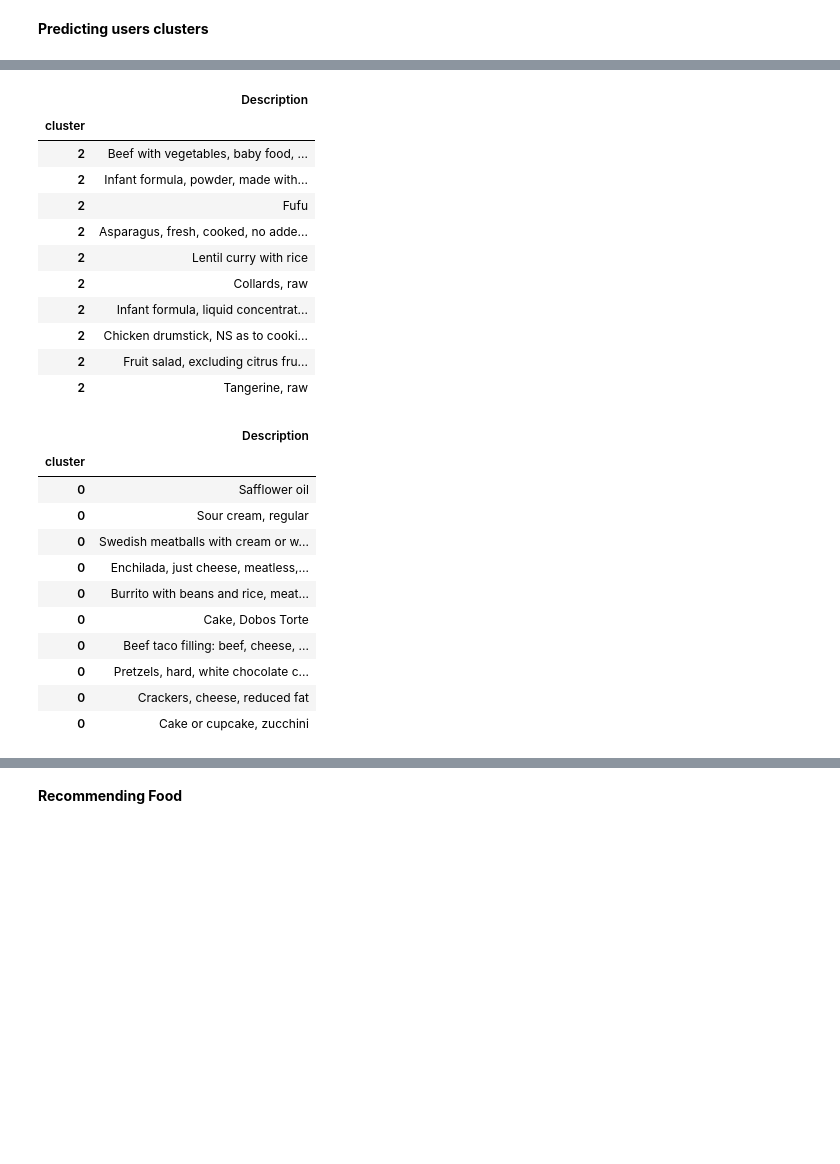
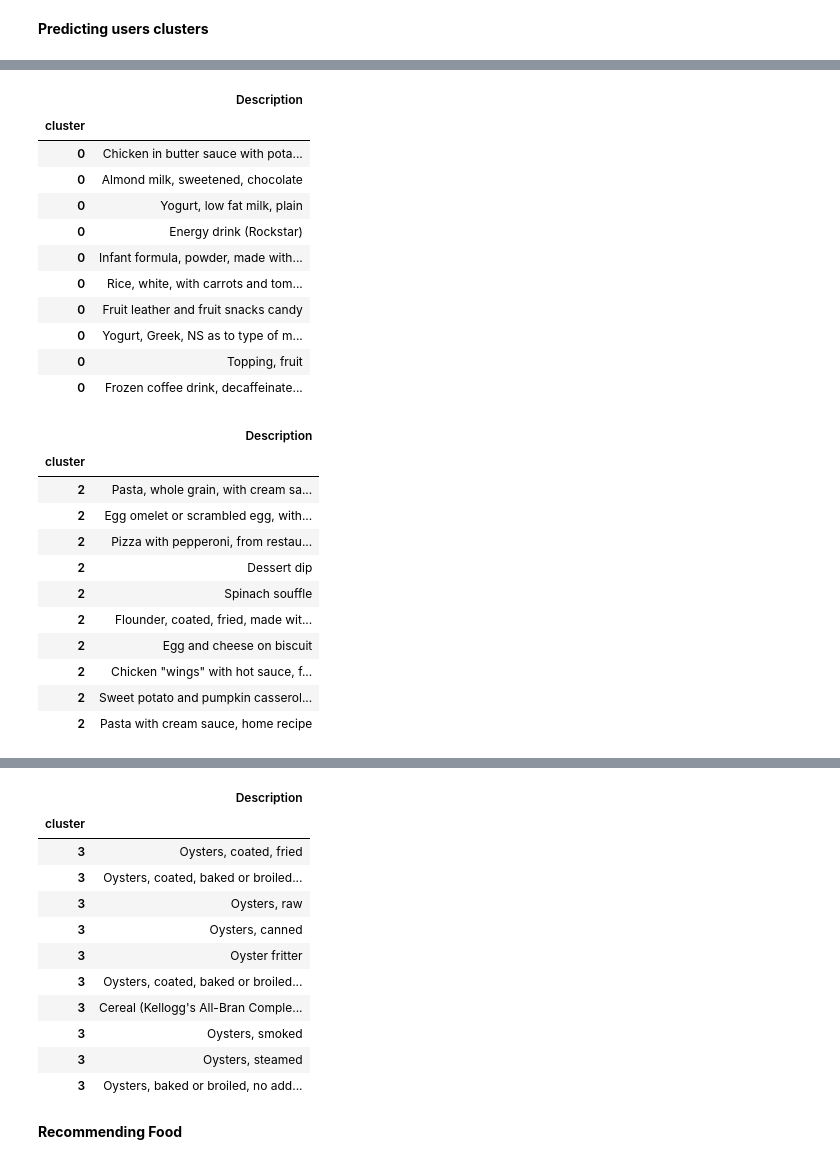
Before and after one commit to darkginka/Disease-Based-Diet-Recommanded-System, a Jupyter notebook: DRS.ipynb, the cells around one changed output, grey strips where cells are left out. Cells and saved outputs as stored; diff of their text form; code cells hidden in the pictures; blank space fills up the shorter version.

```diff
--- a/DRS.ipynb
+++ b/DRS.ipynb
@@ -71,17 +66,14 @@ if(disease_name==False):
 else:
   disease_id = get_disease_id(disease_name)
   i= disease_id-101
-  print(disease_nutrition.iloc[i])
+  fd= disease_nutrition.iloc[i]
+  pre_list = [fd["Precaution_1"],fd["Precaution_2"],fd["Precaution_3"],fd["Precaution_4"]]
+  print("Precauctions: ",pre_list)
   disease_ie = get_disease_ie(disease_name)
-  # print(disease_ie)
-#Convert disease-nutritions column value into list
   dis_list = list(disease_ie.split(" "))
-#Convert food column into list
-  col_list = food_nutrition.columns.values.tolist()
- # print(dis_list)
   for ele in dis_list:
     if(ele==""):
       dis_list.remove(ele)
-  print(dis_list)
+  print("Ineficient Nnutritions: ",dis_list)
 # %% [output]
 Enter Disease Name: acne
@@ -142,6 +122,7 @@ from sklearn.metrics import silhouette_score
 n_clusters = range(2,21)
 ssd = []
 sc = []
+dict={}
 for n in n_clusters:
     km = KMeans(n_clusters=n, max_iter=300, n_init=10, init='k-means++', random_state=42)
     km.fit(food_scaled)
@@ -150,5 +131,7 @@ for n in n_clusters:
     ssd.append(km.inertia_)
     score = silhouette_score(food_scaled, preds, metric='euclidean')
     sc.append(score)
+#calculate the goodness of a clustering
     print("Number of Clusters = {}, Silhouette Score = {}".format(n, score))
+    dict[n] = score
 # %% [output]
@@ -182,6 +171,7 @@ plt.show()
 # %%
-k=6
-model = KMeans(n_clusters=k, random_state=42).fit(food_scaled)
+model = KMeans(n_clusters=7, random_state=42).fit(food_scaled)
 pred = model.predict(food_scaled)
+# print(pred)
+# print(model.labels_)
 print('10 first clusters: ', model.labels_[:10])
 # %% [output]
@@ -352,31 +281,31 @@ plt.show()
 # %%
-df_user_food_joined = pd.concat([food_nutrition,user_cluster], axis=1).set_index('cluster')
-for cluster in user_cluster['cluster'].unique():
+df_user_food_joined = pd.concat([food_nutrition,df_food_scaled], axis=1).set_index('cluster')
+for cluster in df_food_scaled['cluster'].unique():
     display(df_user_food_joined.loc[cluster, ['Description']].sample(frac=1).head(10))
 # %% [output]
 |  | Description |
 | cluster |  |
-| 2 | Beef with vegetables, baby food, ... |
-| 2 | Infant formula, powder, made with... |
-| 2 | Fufu |
-| 2 | Asparagus, fresh, cooked, no adde... |
-| 2 | Lentil curry with rice |
-| 2 | Collards, raw |
-| 2 | Infant formula, liquid concentrat... |
-| 2 | Chicken drumstick, NS as to cooki... |
-| 2 | Fruit salad, excluding citrus fru... |
-| 2 | Tangerine, raw |
+| 0 | Chicken in butter sauce with pota... |
+| 0 | Almond milk, sweetened, chocolate |
+| 0 | Yogurt, low fat milk, plain |
+| 0 | Energy drink (Rockstar) |
+| 0 | Infant formula, powder, made with... |
+| 0 | Rice, white, with carrots and tom... |
+| 0 | Fruit leather and fruit snacks candy |
+| 0 | Yogurt, Greek, NS as to type of m... |
+| 0 | Topping, fruit |
+| 0 | Frozen coffee drink, decaffeinate... |
 |  | Description |
 | cluster |  |
-| 0 | Safflower oil |
-| 0 | Sour cream, regular |
-| 0 | Swedish meatballs with cream or w... |
-| 0 | Enchilada, just cheese, meatless,... |
-| 0 | Burrito with beans and rice, meat... |
-| 0 | Cake, Dobos Torte |
-| 0 | Beef taco filling: beef, cheese, ... |
-| 0 | Pretzels, hard, white chocolate c... |
-| 0 | Crackers, cheese, reduced fat |
-| 0 | Cake or cupcake, zucchini |
+| 2 | Pasta, whole grain, with cream sa... |
+| 2 | Egg omelet or scrambled egg, with... |
+| 2 | Pizza with pepperoni, from restau... |
+| 2 | Dessert dip |
+| 2 | Spinach souffle |
+| 2 | Flounder, coated, fried, made wit... |
+| 2 | Egg and cheese on biscuit |
+| 2 | Chicken "wings" with hot sauce, f... |
+| 2 | Sweet potato and pumpkin casserol... |
+| 2 | Pasta with cream sauce, home recipe |
 |  | Description |
 | cluster |  |
@@ -429,3 +358,15 @@ for cluster in user_cluster['cluster'].unique():
+|  | Description |
+| cluster |  |
+| 3 | Oysters, coated, fried |
+| 3 | Oysters, coated, baked or broiled... |
+| 3 | Oysters, raw |
+| 3 | Oysters, canned |
+| 3 | Oyster fritter |
+| 3 | Oysters, coated, baked or broiled... |
+| 3 | Cereal (Kellogg's All-Bran Comple... |
+| 3 | Oysters, smoked |
+| 3 | Oysters, steamed |
+| 3 | Oysters, baked or broiled, no add... |
 # %% [markdown]
 **Recommending Food**
 # %%
```
Also changed, not shown: parts of 25 cells of this notebook.
